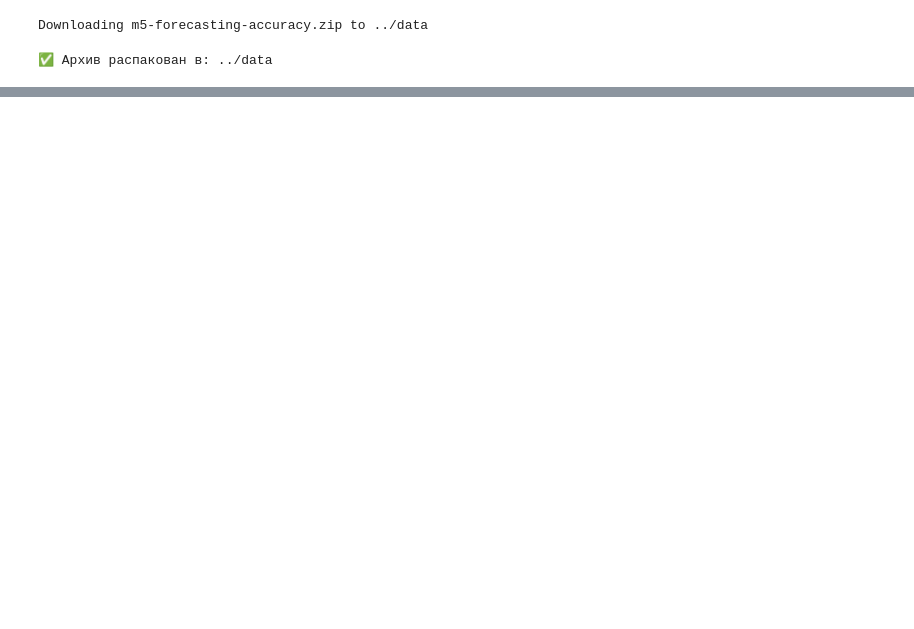
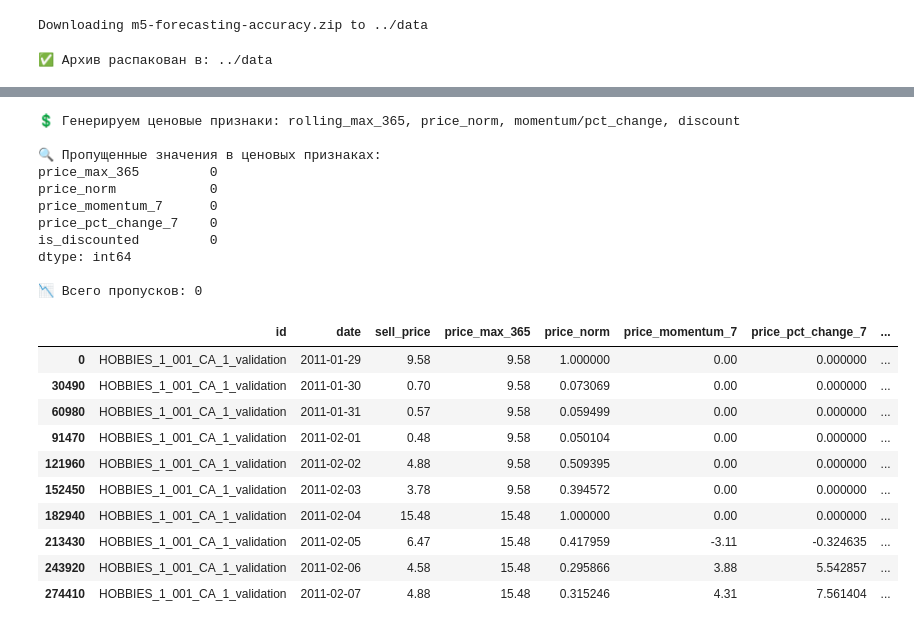
Before and after one commit to DMax-w/price_forecasting, a Jupyter notebook: notebook/01_data_preparation.ipynb, the cells around one changed output, grey strips where cells are left out. Cells and saved outputs as stored; diff of their text form; code cells hidden in the pictures; blank space fills up the shorter version.

```diff
--- a/notebook/01_data_preparation.ipynb
+++ b/notebook/01_data_preparation.ipynb
@@ -466,0 +456,75 @@ print(sales_long[['stl_trend', 'stl_seasonal']].isna().mean())
+# %%
+# ----------- Шаг 2.4: Ценовые признаки (обновлённые) -----------
+# 🎯 Цель: сгенерировать признаки, отражающие уровни и динамику цен
+
+print("💲 Генерируем ценовые признаки: rolling_max_365, price_norm, momentum/pct_change, discount")
+
+# 🟩 1. Годовой максимум цены по store_id + item_id
+df['price_max_365'] = (
+    df.groupby(['store_id', 'item_id'])['sell_price']
+      .rolling(window=365, min_periods=1)
+      .max()
+      .reset_index(level=[0,1], drop=True)
+      .astype('float32')
+)
+
+# 🟩 2. Нормированная цена (sell_price / годовой максимум)
+df['price_norm'] = (df['sell_price'] / df['price_max_365']).astype('float32')
+
+# 🟩 3. Моментум: цена - 7 дней назад
+df['price_momentum_7'] = (
+    df.groupby('id')['sell_price']
+      .transform(lambda x: x - x.shift(7))
+      .astype('float32')
+)
+
+# 🟩 4. Относительное изменение цены (процент)
+df['price_pct_change_7'] = (
+    df.groupby('id')['sell_price']
+      .transform(lambda x: x.pct_change(7))
+      .astype('float32')
+)
+
+# 🟩 5. Индикатор скидки (цена ниже 90% от годового макс.)
+df['is_discounted'] = (df['price_norm'] < 0.9).astype('int8')
+
+# 🧼 6. Заполнение пропусков в momentum/pct_change
+df[['price_momentum_7', 'price_pct_change_7']] = df[['price_momentum_7', 'price_pct_change_7']].fillna(0)
+
+# 🧹 Удалим устаревший price_max (если он остался)
+df.drop(columns=['price_max'], inplace=True, errors='ignore')
+
+# ✅ Проверка пропусков
+price_feats = ['price_max_365', 'price_norm', 'price_momentum_7', 'price_pct_change_7', 'is_discounted']
+missing_price = df[price_feats].isna().sum()
+total_missing_price = missing_price.sum()
+
+print("\n🔍 Пропущенные значения в ценовых признаках:")
+print(missing_price)
+print(f"\n📉 Всего пропусков: {total_missing_price}")
+
+# 🖼️ Пример
+display(df[['id', 'date', 'sell_price'] + price_feats].head(10))
+# %% [output]
+💲 Генерируем ценовые признаки: rolling_max_365, price_norm, momentum/pct_change, discount
+
+🔍 Пропущенные значения в ценовых признаках:
+price_max_365         0
+price_norm            0
+price_momentum_7      0
+price_pct_change_7    0
+is_discounted         0
+dtype: int64
+
+📉 Всего пропусков: 0
+|  | id | date | sell_price | price_max_365 | price_norm | price_momentum_7 | price_pct_change_7 | ... |
+| 0 | HOBBIES_1_001_CA_1_validation | 2011-01-29 | 9.58 | 9.58 | 1.000000 | 0.00 | 0.000000 | ... |
+| 30490 | HOBBIES_1_001_CA_1_validation | 2011-01-30 | 0.70 | 9.58 | 0.073069 | 0.00 | 0.000000 | ... |
+| 60980 | HOBBIES_1_001_CA_1_validation | 2011-01-31 | 0.57 | 9.58 | 0.059499 | 0.00 | 0.000000 | ... |
+| 91470 | HOBBIES_1_001_CA_1_validation | 2011-02-01 | 0.48 | 9.58 | 0.050104 | 0.00 | 0.000000 | ... |
+| 121960 | HOBBIES_1_001_CA_1_validation | 2011-02-02 | 4.88 | 9.58 | 0.509395 | 0.00 | 0.000000 | ... |
+| 152450 | HOBBIES_1_001_CA_1_validation | 2011-02-03 | 3.78 | 9.58 | 0.394572 | 0.00 | 0.000000 | ... |
+| 182940 | HOBBIES_1_001_CA_1_validation | 2011-02-04 | 15.48 | 15.48 | 1.000000 | 0.00 | 0.000000 | ... |
+| 213430 | HOBBIES_1_001_CA_1_validation | 2011-02-05 | 6.47 | 15.48 | 0.417959 | -3.11 | -0.324635 | ... |
+| 243920 | HOBBIES_1_001_CA_1_validation | 2011-02-06 | 4.58 | 15.48 | 0.295866 | 3.88 | 5.542857 | ... |
+| 274410 | HOBBIES_1_001_CA_1_validation | 2011-02-07 | 4.88 | 15.48 | 0.315246 | 4.31 | 7.561404 | ... |
```
Also changed, not shown: parts of 31 cells of this notebook, 1 other file.
